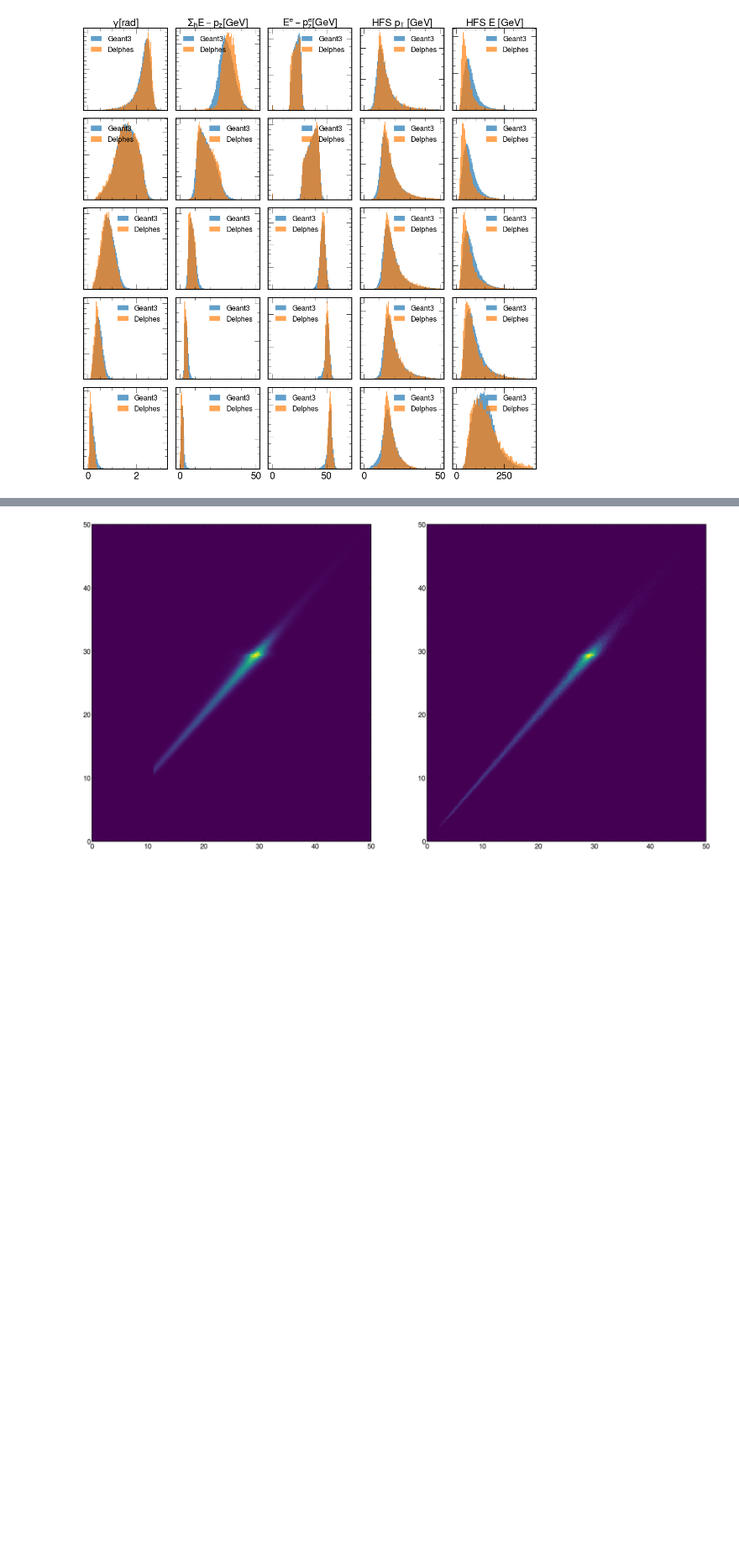
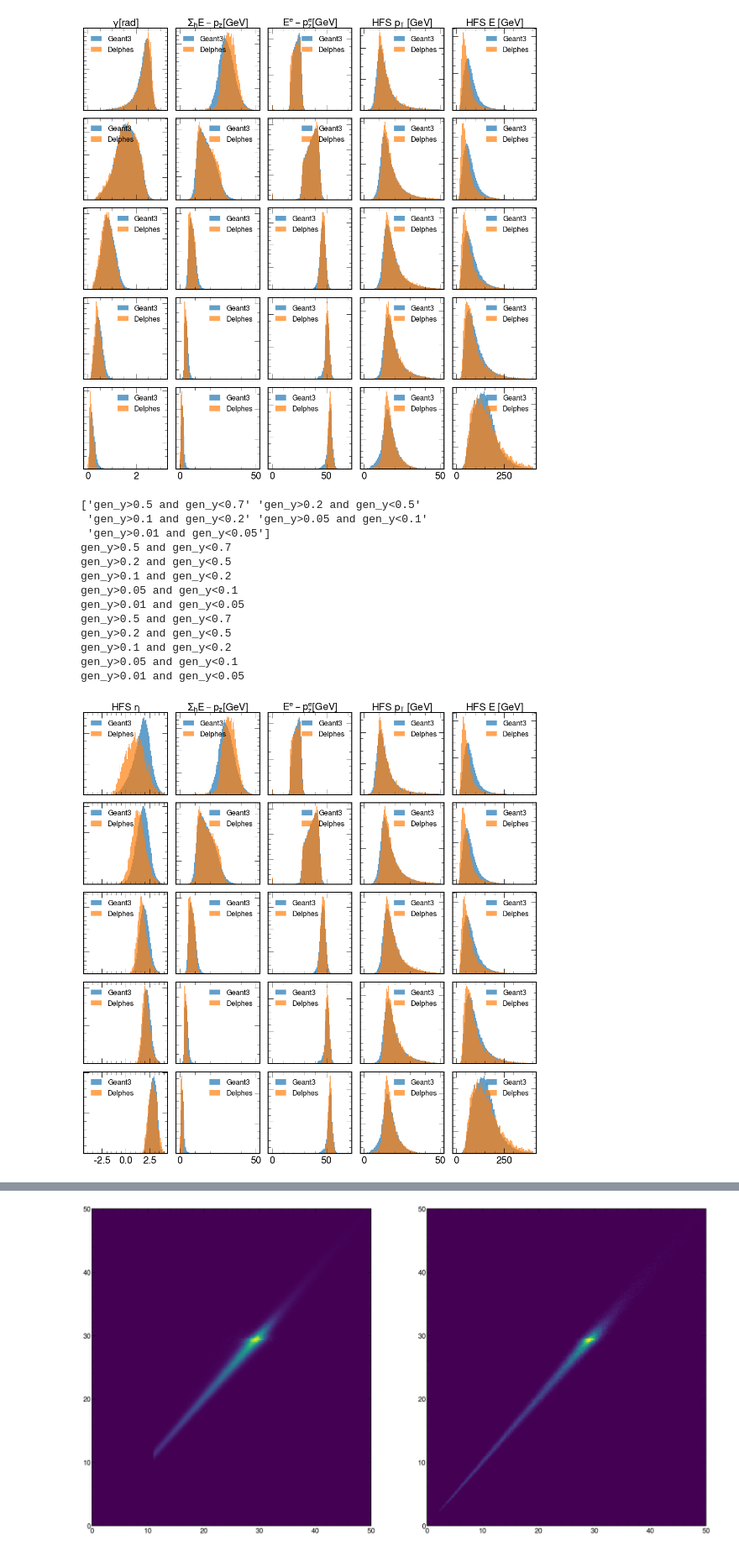
Before and after one commit to owen234/DIS-reco, a Jupyter notebook: fullsim-vs-fastsim-h1-all.ipynb, the cells around one changed output, grey strips where cells are left out. Shown at 84% size. Cells and saved outputs as stored; diff of their text form; code cells hidden in the pictures; blank space fills up the shorter version.

Commit message:
added some zoom in plots and plots with HFS eta

```diff
--- a/fullsim-vs-fastsim-h1-all.ipynb
+++ b/fullsim-vs-fastsim-h1-all.ipynb
@@ -603,3 +603,83 @@ gen_y>0.1 and gen_y<0.2
 gen_y>0.05 and gen_y<0.1
 gen_y>0.01 and gen_y<0.05
 [figure]
+# %%
+fig,ax = plt.subplots(5,5,figsize=(18,18), sharex='col')
+
+ybins = np.array(['gen_y>0.5 and gen_y<0.7', 'gen_y>0.2 and gen_y<0.5',
+                  'gen_y>0.1 and gen_y<0.2', 'gen_y>0.05 and gen_y<0.1','gen_y>0.01 and gen_y<0.05'])
+print(ybins)
+
+myalpha=0.7
+
+for i in range(5):
+    print(ybins[i])
+    temp = mc_fullsim.query(ybins[i])
+    ax[i][0].hist(temp['HFS_eta'],weights=temp['wgt'],density=True,bins=100,range=(-4,4),alpha=myalpha,label='Geant3')
+    ax[i][1].hist(temp['HFS_Sigma'],weights=temp['wgt'],density=True,bins=100,range=(0,50),alpha=myalpha,label='Geant3')
+    ax[i][2].hist(temp['e_empz'],weights=temp['wgt'],density=True,bins=100,range=(0,70),alpha=myalpha,label='Geant3')
+    ax[i][3].hist(temp['HFS_pt'],weights=temp['wgt'],density=True,bins=100,range=(0,50),alpha=myalpha,label='Geant3')
+    ax[i][4].hist(temp['HFS_E'],weights=temp['wgt'],density=True,bins=100,range=(0,400),alpha=myalpha,label='Geant3')
+
+for i in range(5):
+    print(ybins[i])
+    temp = mc_fastsim.query(ybins[i])
+    ax[i][0].hist(temp['HFS_eta'],density=True,bins=100,range=(-4,4),alpha=myalpha,label='Delphes')
+    ax[i][1].hist(temp['HFS_Sigma'],density=True,bins=100,range=(0,50),alpha=myalpha,label='Delphes')
+    ax[i][2].hist(temp['e_empz'],density=True,bins=100,range=(0,70),alpha=myalpha,label='Delphes')
+    ax[i][3].hist(temp['HFS_pt'],density=True,bins=100,range=(0,50),alpha=myalpha,label='Delphes')
+    ax[i][4].hist(temp['HFS_E'],density=True,bins=100,range=(0,400),alpha=myalpha,label='Delphes')
+
+
+plt.subplots_adjust(wspace=0.1, hspace=0.1)
+
+#ax[0].set_title('$\Sigma$ method')
+#ax[1].set_title('hadron method')
+#ax[2].set_title('DA method')
+#ax[3].set_title('e method')
+
+
+
+
+#ax[0].set_ylabel(' $0.5<y_{true}<0.7$')
+#ax[4].set_ylabel(' $0.2<y_{true}<0.5$')
+#ax[8].set_ylabel(' $0.1<y_{true}<0.2$')
+#ax[12].set_ylabel(' $0.05<y_{true}<0.1$')
+#ax[16].set_ylabel(' $0.01<y_{true}<0.05$')
+#ax[-1].set_xlabel(r'$x/x_{true}$ ')
+
+#ax[-2].set_xlabel(r'$x/x_{true}$ ')
+#ax[-3].set_xlabel(r'$x/x_{true}$ ')
+#ax[-4].set_xlabel(r'$x/x_{true}$ ')
+
+ax = ax.flatten()
+
+ax[0].set_title('HFS $\eta$ ', fontsize=22 )
+ax[1].set_title('$\Sigma_{h} E-p_{z} [GeV]$', fontsize=22 )
+ax[2].set_title('$E^{e}-p^{e}_{z} [GeV]$', fontsize=22 )
+ax[3].set_title('HFS $p_{T}$ [GeV]', fontsize=22 )
+ax[4].set_title('HFS $E$ [GeV]', fontsize=22 )
+
+for i in range(len(ax.flatten())):
+    ax[i].legend(loc='best',fontsize=16)
+    ax[i].set_yticklabels([])
+plt.subplots_adjust(wspace=0.1, hspace=0.1)
+#plt.xticks(fontsize=2)
+#plt.yticks(fontsize=2)
+
+plt.show()
+# %% [output]
+['gen_y>0.5 and gen_y<0.7' 'gen_y>0.2 and gen_y<0.5'
+ 'gen_y>0.1 and gen_y<0.2' 'gen_y>0.05 and gen_y<0.1'
+ 'gen_y>0.01 and gen_y<0.05']
+gen_y>0.5 and gen_y<0.7
+gen_y>0.2 and gen_y<0.5
+gen_y>0.1 and gen_y<0.2
+gen_y>0.05 and gen_y<0.1
+gen_y>0.01 and gen_y<0.05
+gen_y>0.5 and gen_y<0.7
+gen_y>0.2 and gen_y<0.5
+gen_y>0.1 and gen_y<0.2
+gen_y>0.05 and gen_y<0.1
+gen_y>0.01 and gen_y<0.05
+[figure, added]
```
Also changed, not shown: parts of 2 cells of this notebook.
